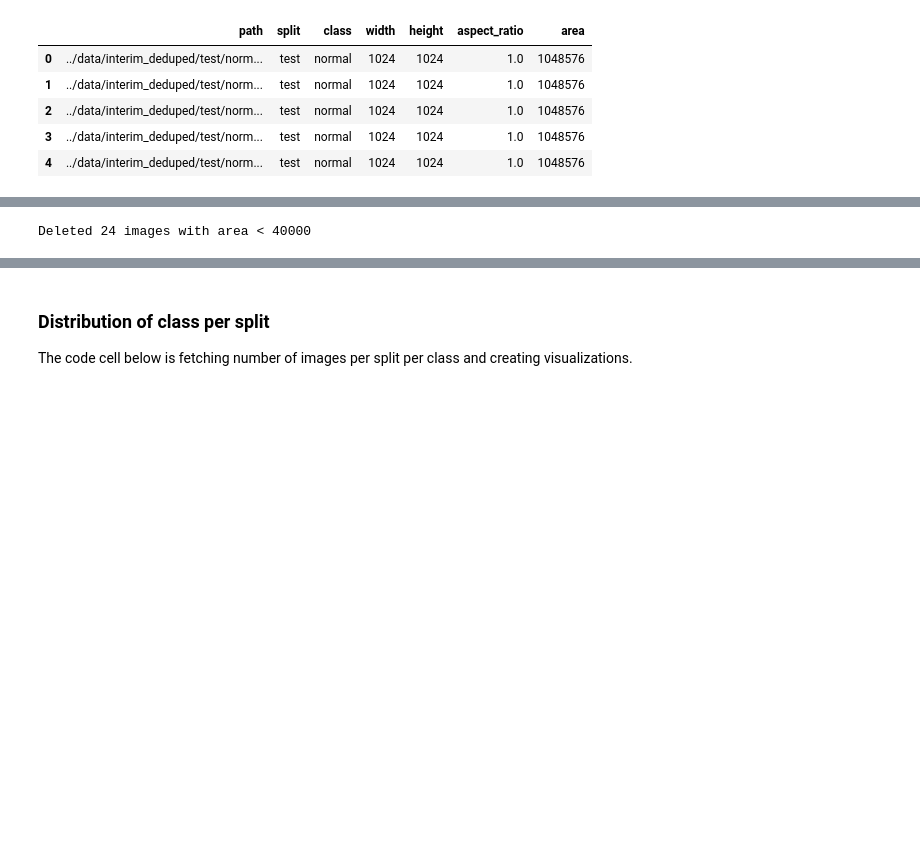
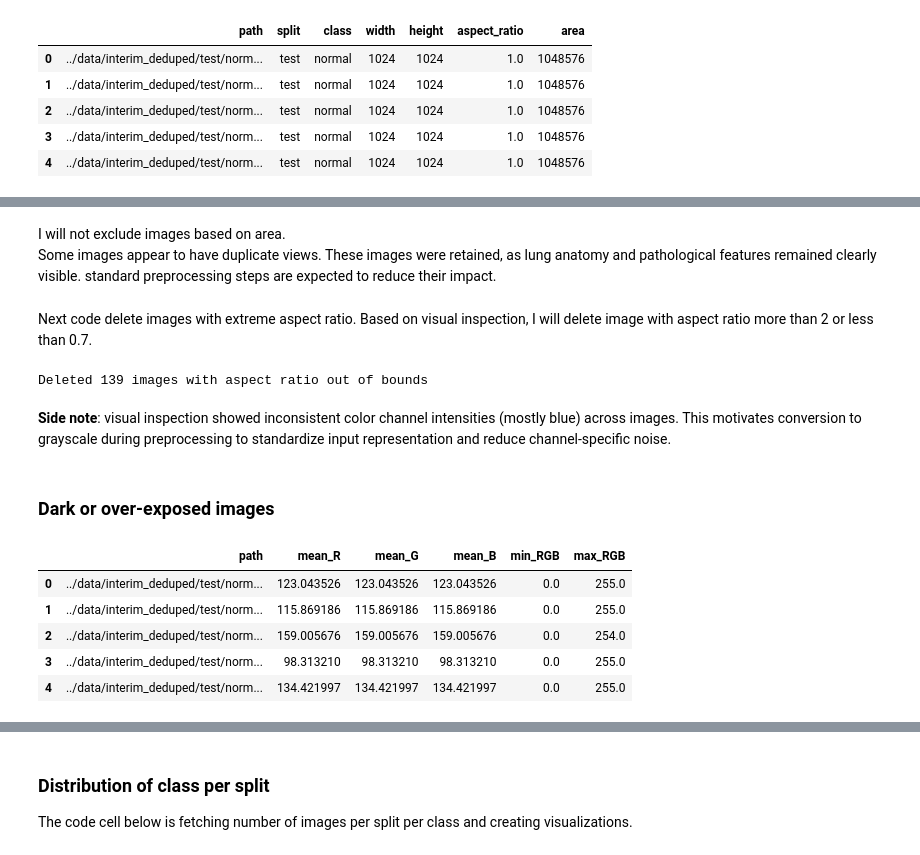
Before and after one commit to RamyGadalla/chest-xray-classification-ramygadalla, a Jupyter notebook: notebooks/01_ExploratoryDataAnaylsis.ipynb, the cells around one changed output, grey strips where cells are left out. Drawn from its saved outputs; the diff is of its cells as text; code cells hidden in the pictures; blank space fills up the shorter version.

```diff
--- a/notebooks/01_ExploratoryDataAnaylsis.ipynb
+++ b/notebooks/01_ExploratoryDataAnaylsis.ipynb
@@ -465,14 +457,61 @@ plt.show()
-# %%
-# Select paths to delete
-paths_to_delete = sizes_df.loc[sizes_df["area"] < 40000, "path"]
-
-deleted = 0
-for p in paths_to_delete:
-    fp = Path(p)
-    if fp.exists():
-        fp.unlink()
-        deleted += 1
-
-print(f"Deleted {deleted} images with area < 40000")
-# %% [output]
-Deleted 24 images with area < 40000
+# %% [markdown]
+I will not exclude images based on area.
+Some images appear to have duplicate views. These images were retained, as lung anatomy and pathological features remained clearly visible. standard preprocessing steps are expected to reduce their impact.
+# %% [markdown]
+Next code delete images with extreme aspect ratio. Based on visual inspection, I will delete image with aspect ratio more than 2 or less than 0.7.
+# %%
+paths_to_delete = sizes_df.loc[(sizes_df["aspect_ratio"] > 2) | (sizes_df["aspect_ratio"] < 0.7), "path"]
+
+
+deleted = 0
+for p in paths_to_delete:
+    fp = Path(p)
+    if fp.exists():
+        fp.unlink()
+        deleted += 1
+
+print(f"Deleted {deleted} images with aspect ratio out of bounds")
+# %% [output]
+Deleted 139 images with aspect ratio out of bounds
+# %% [markdown]
+**Side note**: visual inspection showed inconsistent color channel intensities (mostly blue) across images. This motivates conversion to grayscale during preprocessing to standardize input representation and reduce channel-specific noise.
+# %% [markdown]
+### Dark or over-exposed images
+# %%
+
+DATA_DIR = Path("../data/interim_deduped")
+image_paths = list(DATA_DIR.rglob("*.jpg"))
+
+
+records = []
+
+for path in image_paths:
+    img = cv2.imread(path)
+    if img is None:
+        continue
+
+    img = img.astype(np.float32)
+
+    mean_b, mean_g, mean_r = img.mean(axis=(0, 1))
+    min_rgb = img.min()
+    max_rgb = img.max()
+
+    records.append({
+        "path": path,
+        "mean_R": mean_r,
+        "mean_G": mean_g,
+        "mean_B": mean_b,
+        "min_RGB": min_rgb,
+        "max_RGB": max_rgb
+    })
+
+intensity_df = pd.DataFrame(records)
+intensity_df.to_csv("../data/interim_deduped/image_rgb_intensity.csv", index=False)
+intensity_df.head()
+# %% [output]
+|  | path | mean_R | mean_G | mean_B | min_RGB | max_RGB |
+| 0 | ../data/interim_deduped/test/norm... | 123.043526 | 123.043526 | 123.043526 | 0.0 | 255.0 |
+| 1 | ../data/interim_deduped/test/norm... | 115.869186 | 115.869186 | 115.869186 | 0.0 | 255.0 |
+| 2 | ../data/interim_deduped/test/norm... | 159.005676 | 159.005676 | 159.005676 | 0.0 | 254.0 |
+| 3 | ../data/interim_deduped/test/norm... | 98.313210 | 98.313210 | 98.313210 | 0.0 | 255.0 |
+| 4 | ../data/interim_deduped/test/norm... | 134.421997 | 134.421997 | 134.421997 | 0.0 | 255.0 |
```
Also changed, not shown: parts of 24 cells of this notebook.
